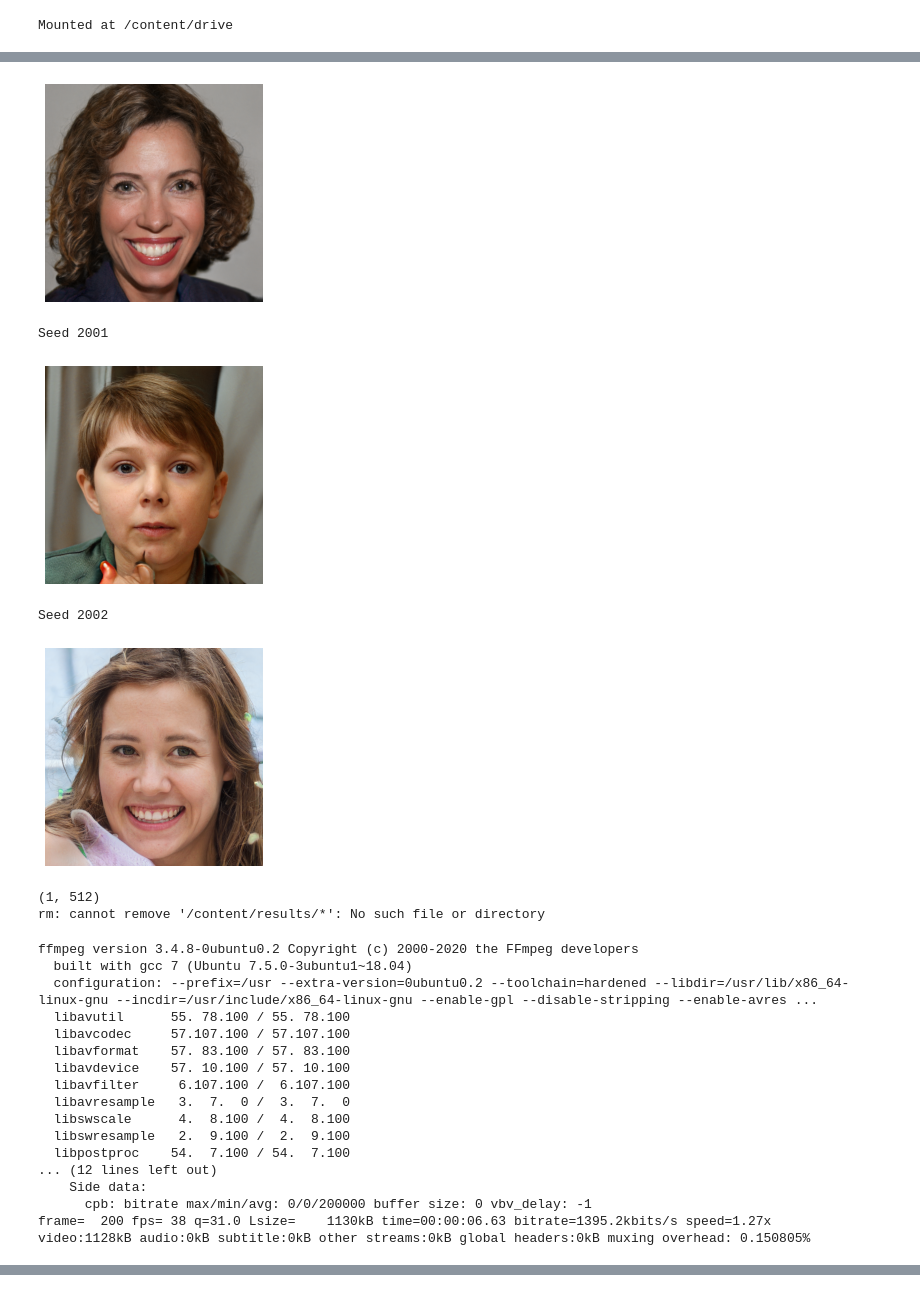
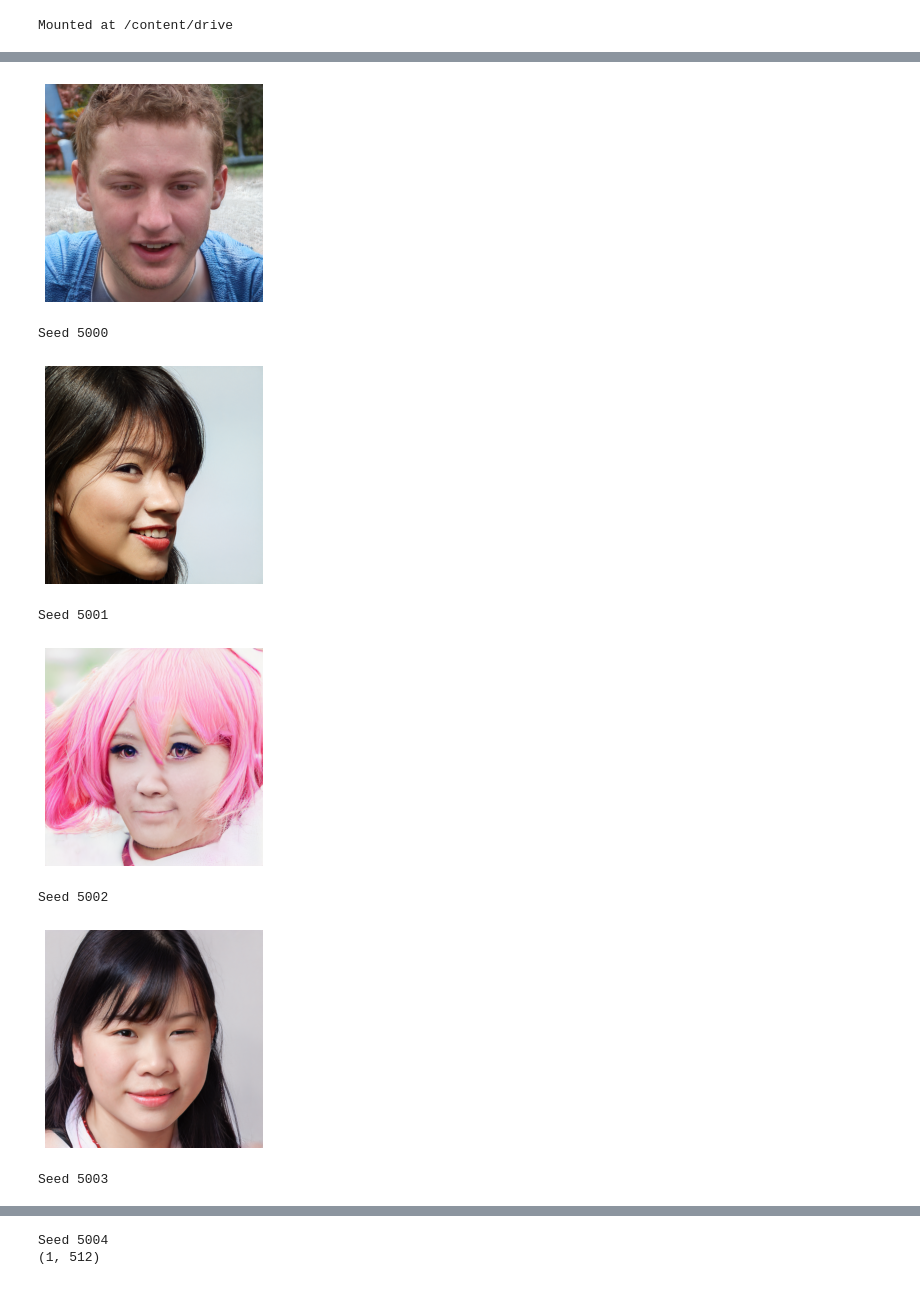
Before and after one commit to ms0017/GANs_exploration, a Jupyter notebook: GANs_Faces.ipynb, the cells around one changed output, grey strips where cells are left out. Drawn from its saved outputs; the diff is of its cells as text; code cells hidden in the pictures.

Commit message:
Seed exploration

```diff
--- a/GANs_Faces.ipynb
+++ b/GANs_Faces.ipynb
@@ -74,7 +82,7 @@ def generate_image(G, z, truncation_psi):
   generate_image: generates image given params
   param G: Neural Net
   param z: 512 lantent vectors/ seeds
-  param truncation_psi: used by stylegan2 to make images clearer
+  param truncation_psi: used by stylegan2 to make images clearer. sets a threshold below or above which things get either blury or clearer
   """
   # Render images for dlatents initialized from random seeds.
   Gs_kwargs = {
@@ -115,7 +128,12 @@ def expand_seed(seeds, vector_size):
   return result
 # %%
 def download_torch_pretrained_instance(device):
-  #URL = "https://nvlabs-fi-cdn.nvidia.com/stylegan2-ada/pretrained/ffhq.pkl"
+  """
+  download_torch_pretrained_instance: downloads instance of pretrained model from nvidia
+
+  param device: device type
+  return G: pretrained model
+  """
   URL = "https://nvlabs-fi-cdn.nvidia.com/stylegan2-ada-pytorch/pretrained/ffhq.pkl"
   print(f'Loading networks from "{URL}"...')
   with dnnlib.util.open_url(URL) as f:
@@ -123,16 +141,25 @@ def download_torch_pretrained_instance(device):
   return G
 # %%
 def get_images(G, device):
+
+  """
+  get_images: starts the process of image generation
+
+  param G: pretrained model
+  param device: device type
+  """
   # Choose your own starting and ending seed.
-  SEED_FROM = 2000
-  SEED_TO = 2003
+  SEED_FROM = 5000
+  SEED_TO = 5005
 
   # Generate the images for the seeds.
   for i in range(SEED_FROM, SEED_TO):
-    print(f"Seed {i}")
+    # Convert seeds to vector
     z = seed2vec(G, i)
+    # Generate images given vector
     img = generate_image(device, G, z)
     display_image(img)
+    print(f"Seed {i}")
 # %%
 def explore_seed(G):
   vector_size = G.z_dim
@@ -175,11 +202,11 @@ def download_video():
   files.download('movie.mp4')
 # %%
 if __name__== "__main__":
+    # Only works on cuda/ GPU machine
     device = torch.device('cuda')
-    print(device)
     G = download_torch_pretrained_instance(device)
     get_images(G, device)
     explore_seed(G)
-    morph_video(G, device)
-    download_video()
+    #morph_video(G, device)
+    #download_video()
 # %% [output]
@@ -192,24 +214,8 @@ Setting up PyTorch plugin "upfirdn2d_plugin"... Done.
-[figure, old version]
+[figure, new version]
-Seed 2001
+Seed 5000
-[figure, old version]
+[figure, new version]
-Seed 2002
+Seed 5001
-[figure, old version]
+[figure, new version]
-(1, 512)
-rm: cannot remove '/content/results/*': No such file or directory
+Seed 5002
+[figure, added]
-ffmpeg version 3.4.8-0ubuntu0.2 Copyright (c) 2000-2020 the FFmpeg developers
-  built with gcc 7 (Ubuntu 7.5.0-3ubuntu1~18.04)
-  configuration: --prefix=/usr --extra-version=0ubuntu0.2 --toolchain=hardened --libdir=/usr/lib/x86_64-linux-gnu --incdir=/usr/include/x86_64-linux-gnu --enable-gpl --disable-stripping --enable-avres ...
-  libavutil      55. 78.100 / 55. 78.100
-  libavcodec     57.107.100 / 57.107.100
-  libavformat    57. 83.100 / 57. 83.100
-  libavdevice    57. 10.100 / 57. 10.100
-  libavfilter     6.107.100 /  6.107.100
-  libavresample   3.  7.  0 /  3.  7.  0
-  libswscale      4.  8.100 /  4.  8.100
-  libswresample   2.  9.100 /  2.  9.100
-  libpostproc    54.  7.100 / 54.  7.100
-... (12 lines left out)
-    Side data:
-      cpb: bitrate max/min/avg: 0/0/200000 buffer size: 0 vbv_delay: -1
-frame=  200 fps= 38 q=31.0 Lsize=    1130kB time=00:00:06.63 bitrate=1395.2kbits/s speed=1.27x
-video:1128kB audio:0kB subtitle:0kB other streams:0kB global headers:0kB muxing overhead: 0.150805%
+Seed 5003
@@ -217,0 +223,2 @@ video:1128kB audio:0kB subtitle:0kB other streams:0kB global headers:0kB muxing
+Seed 5004
+(1, 512)
```
Also changed, not shown: parts of 7 cells of this notebook.
